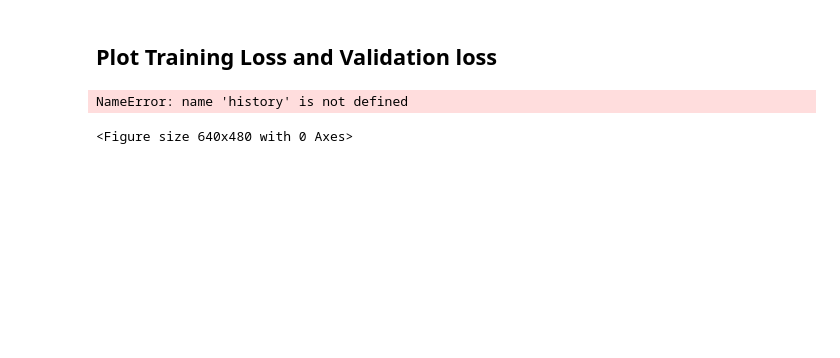
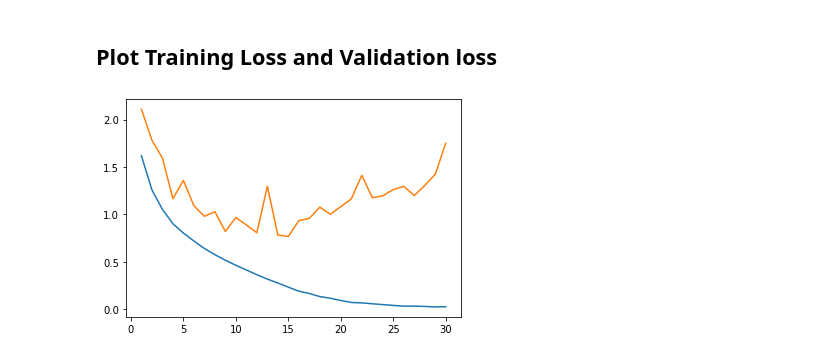
Before and after one commit to smfelixchoi/MATH-DL-study, a Jupyter notebook: 3.CNN/ResNet_TensorFlow.ipynb, the cells around one changed output. Saved outputs shown, nothing was run; the diff lists cells and outputs as text; code cells hidden in the pictures; blank space fills up the shorter version.

```diff
--- a/3.CNN/ResNet_TensorFlow.ipynb
+++ b/3.CNN/ResNet_TensorFlow.ipynb
@@ -139,5 +139,7 @@ from tensorflow.keras.callbacks import LearningRateScheduler
 
 lr = LearningRateScheduler(lambda epoch: 0.01*(0.95 ** epoch), verbose=1)
 # %%
-history=model.fit(trainX, trainY, batch_size=128, epochs=10, validation_data=(validX, validY), callbacks=[lr])
+EPOCHS=30
+
+history=model.fit(trainX, trainY, batch_size=128, epochs=EPOCHS, validation_data=(validX, validY), callbacks=[lr])
 # %% [output]
@@ -153,9 +168,8 @@ test_loss, test_acc = model.evaluate(testX, testY, verbose=1)
 ## Plot Training Loss and Validation loss
 # %%
 plt.figure()
-plt.plot(np.arange(10), history.history['loss'])
-plt.plot(np.arange(10), history.history['val_loss'])
+plt.plot(np.arange(1, EPOCHS+1), history.history['loss'])
+plt.plot(np.arange(1, EPOCHS+1), history.history['val_loss'])
 plt.show()
 # %% [output]
-NameError: name 'history' is not defined
-<Figure size 640x480 with 0 Axes>
+[figure, added]
```
Also changed, not shown: parts of 4 cells of this notebook, 3 other files.
